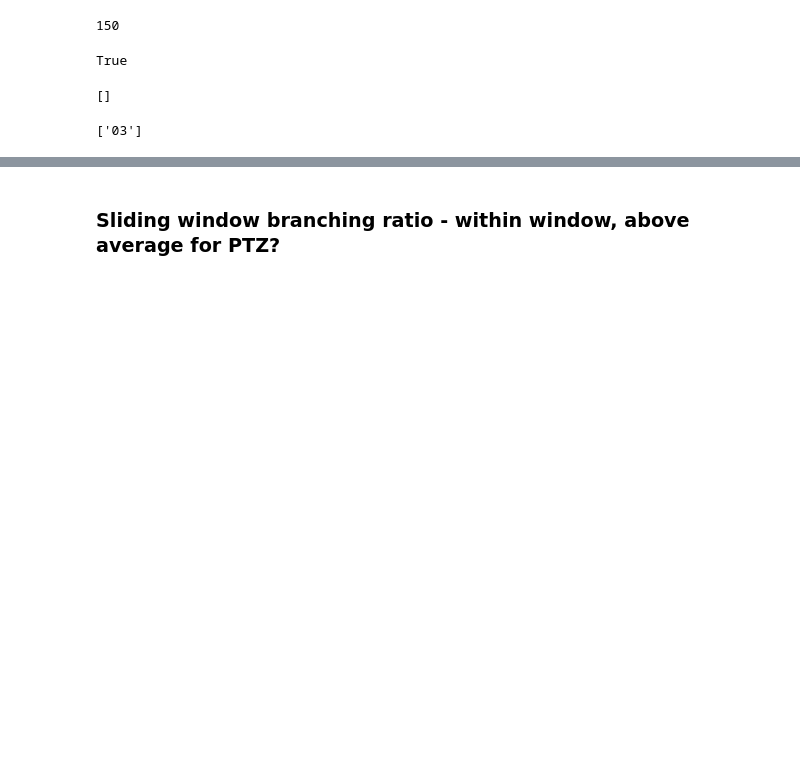
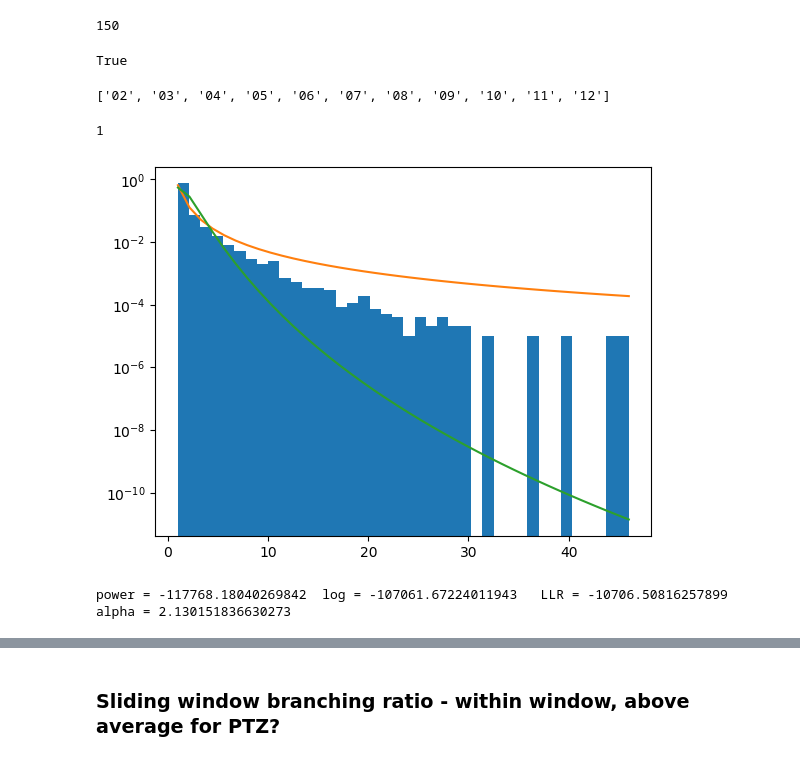
Before and after one commit to dafishcode/suite2p_analysis_py, a Jupyter notebook: Misc1.ipynb, the cells around one changed output, grey strips where cells are left out. Drawn from its saved outputs; the diff is of its cells as text; code cells hidden in the pictures; blank space fills up the shorter version.

```diff
--- a/Misc1.ipynb
+++ b/Misc1.ipynb
@@ -77,14 +107,30 @@ True
 # PLOT - average whole brain fluorescence
 #----------------------------------------
 experiment = 'PTZ-WILDTYPE'
-os.chdir(F10t + 'Project/' + experiment)
+os.chdir(Fdrop + 'Project/' + experiment)
 liklist = sorted(glob.glob('*marglik*'))
-avlist = sorted(glob.glob('*_av.npy*'))
-liklist
+avlist = sorted(glob.glob('*-02*BLN*_av.npy*'))
-# %% [output]
-[]
 # %%
-num1 = adfn.name_zero('front', 3,3,1)
+num1 = adfn.name_zero('front', 2,12,1)
 num1
 # %% [output]
-['03']
+['02', '03', '04', '05', '06', '07', '08', '09', '10', '11', '12']
+# %%
+np.min(sizes)
+# %% [output]
+1
+# %%
+avlist =  sorted(glob.glob('*-' + num1[3] + '*BLN*_av.npy'))
+data = np.load(avlist[0])
+sizes=data[1]
+M=len(sizes)
+a=min(sizes) #define xmin
+b=max(sizes) #define xmax
+npart = 2000 #number of particles - number of draws from prior distribution
+ln=IS_LN(npart)
+po=IS(npart)
+plotcomp(po[0],ln[0],ln[1])
+print('power = ' + str(po[1]), ' log = ' + str(ln[2]) + '   LLR = ' + str(po[1] - ln[2]) + '  alpha = ' + str(po[0]))
+# %% [output]
+[figure, added]
+power = -117768.18040269842  log = -107061.67224011943   LLR = -10706.50816257899  alpha = 2.130151836630273
```
Also changed, not shown: parts of 10 cells of this notebook, 6 other files.
